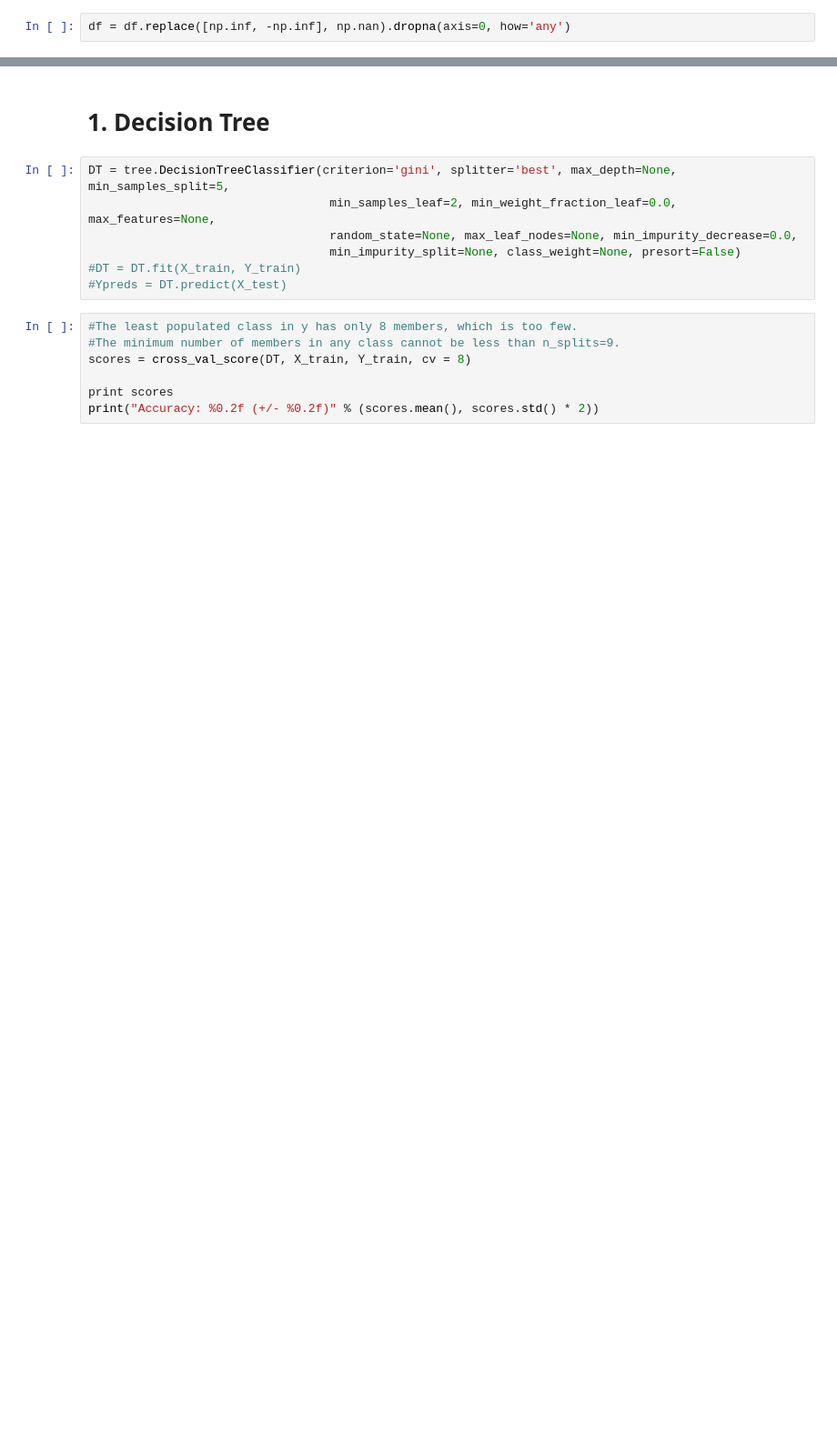
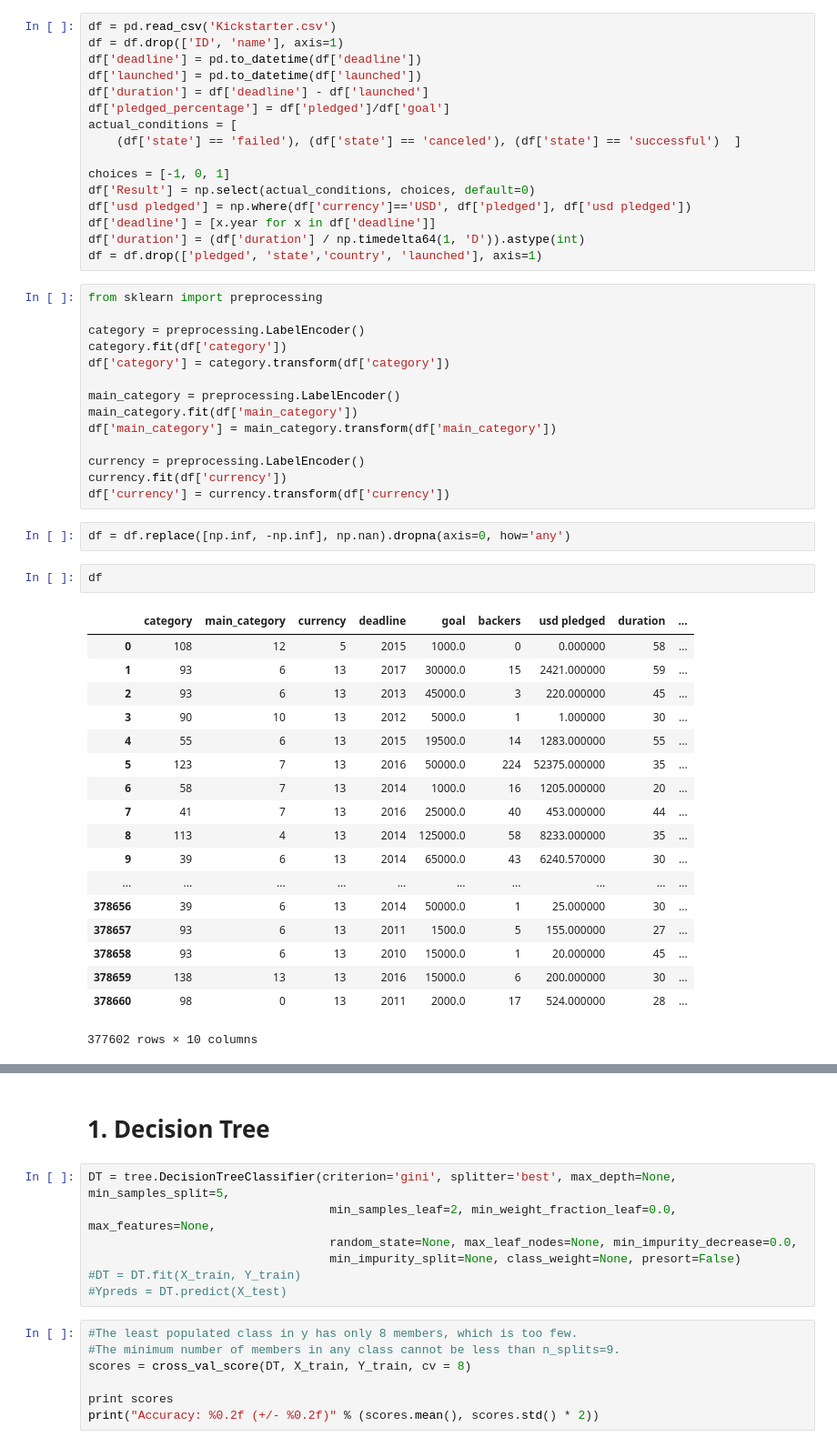
Before and after one commit to seungkwanbaek/ML4Crypto, a Jupyter notebook: ML HW1 Kickstarter.ipynb, the cells around one changed output, grey strips where cells are left out. Shown at 91% size. Saved outputs shown, nothing was run; the diff lists cells and outputs as text; blank space fills up the shorter version.

```diff
--- a/ML HW1 Kickstarter.ipynb
+++ b/ML HW1 Kickstarter.ipynb
@@ -114,5 +47,56 @@ df = df.drop(df.index[0:lookback])
+# %%
+df = pd.read_csv('Kickstarter.csv')
+df = df.drop(['ID', 'name'], axis=1)
+df['deadline'] = pd.to_datetime(df['deadline'])
+df['launched'] = pd.to_datetime(df['launched'])
+df['duration'] = df['deadline'] - df['launched']
+df['pledged_percentage'] = df['pledged']/df['goal']
+actual_conditions = [
+    (df['state'] == 'failed'), (df['state'] == 'canceled'), (df['state'] == 'successful')  ]
+
+choices = [-1, 0, 1]
+df['Result'] = np.select(actual_conditions, choices, default=0)
+df['usd pledged'] = np.where(df['currency']=='USD', df['pledged'], df['usd pledged'])
+df['deadline'] = [x.year for x in df['deadline']]
+df['duration'] = (df['duration'] / np.timedelta64(1, 'D')).astype(int)
+df = df.drop(['pledged', 'state','country', 'launched'], axis=1)
+# %%
+from sklearn import preprocessing
+
+category = preprocessing.LabelEncoder()
+category.fit(df['category'])
+df['category'] = category.transform(df['category'])
+
+main_category = preprocessing.LabelEncoder()
+main_category.fit(df['main_category'])
+df['main_category'] = main_category.transform(df['main_category'])
+
+currency = preprocessing.LabelEncoder()
+currency.fit(df['currency'])
+df['currency'] = currency.transform(df['currency'])
 # %%
 df = df.replace([np.inf, -np.inf], np.nan).dropna(axis=0, how='any')
+# %%
+df
+# %% [output]
+|  | category | main_category | currency | deadline | goal | backers | usd pledged | duration | ... |
+| 0 | 108 | 12 | 5 | 2015 | 1000.0 | 0 | 0.000000 | 58 | ... |
+| 1 | 93 | 6 | 13 | 2017 | 30000.0 | 15 | 2421.000000 | 59 | ... |
+| 2 | 93 | 6 | 13 | 2013 | 45000.0 | 3 | 220.000000 | 45 | ... |
+| 3 | 90 | 10 | 13 | 2012 | 5000.0 | 1 | 1.000000 | 30 | ... |
+| 4 | 55 | 6 | 13 | 2015 | 19500.0 | 14 | 1283.000000 | 55 | ... |
+| 5 | 123 | 7 | 13 | 2016 | 50000.0 | 224 | 52375.000000 | 35 | ... |
+| 6 | 58 | 7 | 13 | 2014 | 1000.0 | 16 | 1205.000000 | 20 | ... |
+| 7 | 41 | 7 | 13 | 2016 | 25000.0 | 40 | 453.000000 | 44 | ... |
+| 8 | 113 | 4 | 13 | 2014 | 125000.0 | 58 | 8233.000000 | 35 | ... |
+| 9 | 39 | 6 | 13 | 2014 | 65000.0 | 43 | 6240.570000 | 30 | ... |
+| ... | ... | ... | ... | ... | ... | ... | ... | ... | ... |
+| 378656 | 39 | 6 | 13 | 2014 | 50000.0 | 1 | 25.000000 | 30 | ... |
+| 378657 | 93 | 6 | 13 | 2011 | 1500.0 | 5 | 155.000000 | 27 | ... |
+| 378658 | 93 | 6 | 13 | 2010 | 15000.0 | 1 | 20.000000 | 45 | ... |
+| 378659 | 138 | 13 | 13 | 2016 | 15000.0 | 6 | 200.000000 | 30 | ... |
+| 378660 | 98 | 0 | 13 | 2011 | 2000.0 | 17 | 524.000000 | 28 | ... |
+377602 rows × 10 columns
 # %%
 features = list(df.columns[0:-1])
 X = df[features]
```
Also changed, not shown: parts of 15 cells of this notebook, 1 other file.
